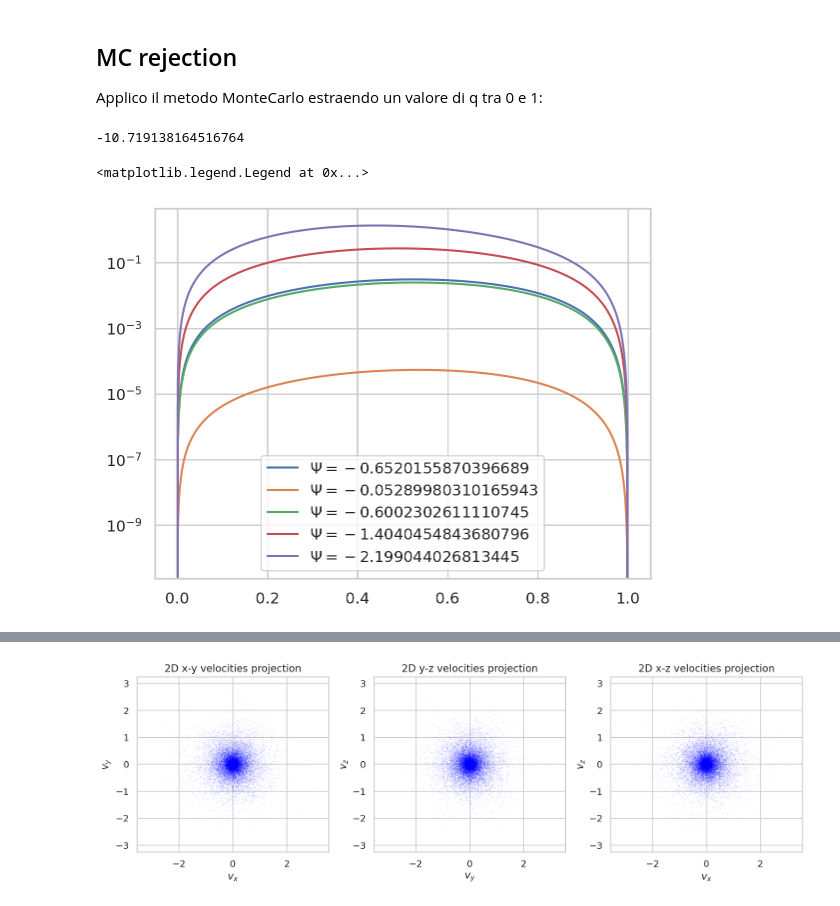
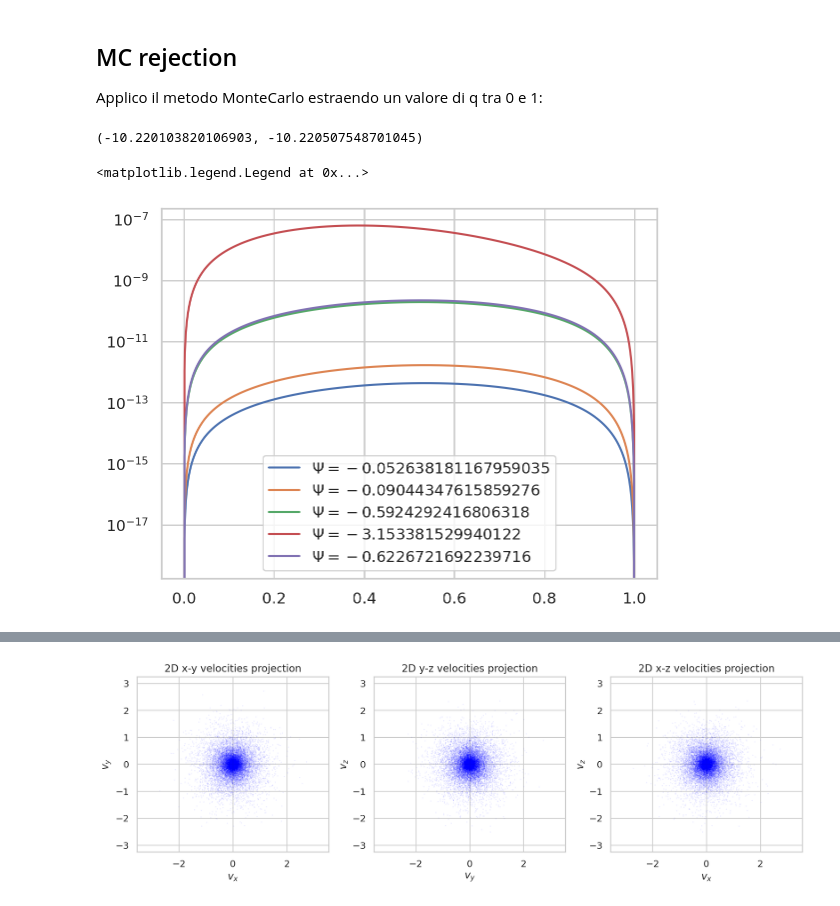
Before and after one commit to SimoneArienti/Galaxies-and-Dynamics, a Jupyter notebook: Project/Jaffe Setup.ipynb, the cells around one changed output, grey strips where cells are left out. Saved outputs shown, nothing was run; the diff lists cells and outputs as text; code cells hidden in the pictures.

```diff
--- a/Project/Jaffe Setup.ipynb
+++ b/Project/Jaffe Setup.ipynb
@@ -535,23 +536,23 @@ from tqdm import tqdm
 
 Applico il metodo MonteCarlo estraendo un valore di q tra 0 e 1:
 # %%
-np.min(Psi)
+np.min(Psi), np.min(Psi_data)
 # %% [output]
--10.719138164516764
+(-10.220103820106903, -10.220507548701045)
 # %%
 q_teo = np.linspace(0, 1, 1000)
 
 for j in [0, 9, 99, 999, 9999]:
     F_teo = []
     for i in range(len(q_teo)):
-        F_teo.append(F(Jaffe_DF(q_teo[i], Psi[j], Rs, M), q_teo[i], Psi[0]))
+        F_teo.append(F(Jaffe_DF(q_teo[i], Psi[j], Rs, M), q_teo[i], Psi_data[0]))
 
     plt.semilogy(q_teo, F_teo, label=fr'$\Psi = {Psi[j]}$')
 
 plt.legend()
 # %% [output]
 <matplotlib.legend.Legend at 0x...>
-[figure, old version]
+[figure, new version]
 # %%
 qs = []
 
```
Also changed, not shown: parts of 25 cells of this notebook.
